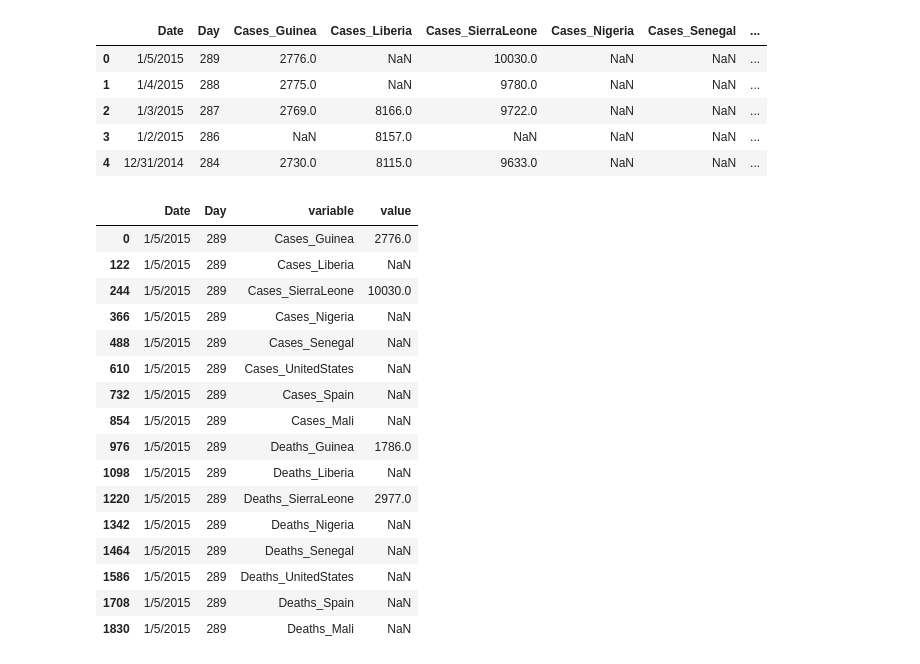
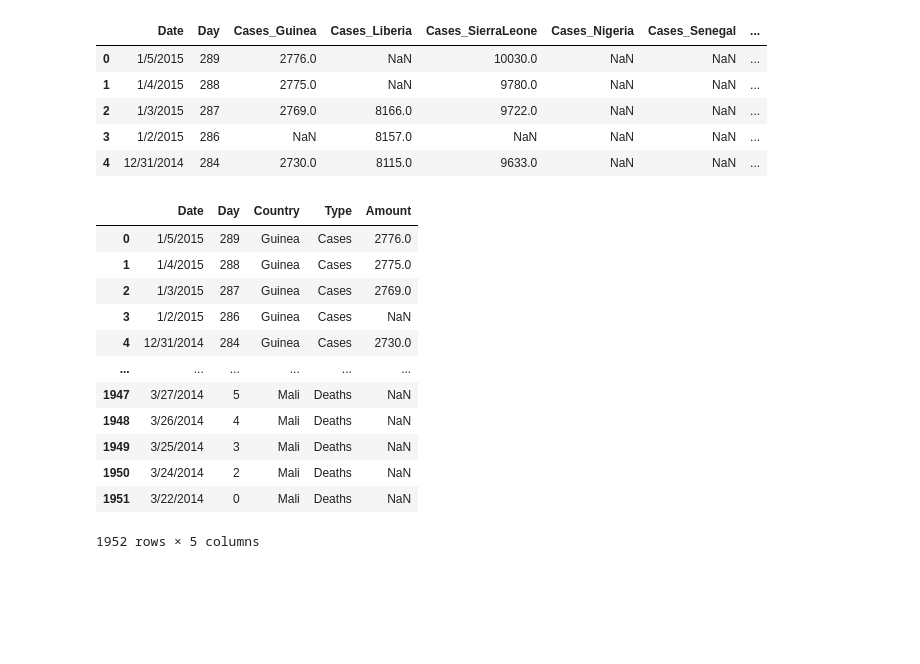
Before and after one commit to tw7366/Projects, a Jupyter notebook: Projects/Cleansing and Tidying Data.ipynb, the cells around one changed output. Drawn from its saved outputs; the diff is of its cells as text; code cells hidden in the pictures; blank space fills up the shorter version.

Commit message:
split a column into multiple columns

```diff
--- a/Projects/Cleansing and Tidying Data.ipynb
+++ b/Projects/Cleansing and Tidying Data.ipynb
@@ -344,23 +344,25 @@ country_df.head()
 | 3 | 1/2/2015 | 286 | NaN | 8157.0 | NaN | NaN | NaN | ... |
 | 4 | 12/31/2014 | 284 | 2730.0 | 8115.0 | 9633.0 | NaN | NaN | ... |
 # %%
-melted_country = country_df.melt(id_vars=['Date', 'Day'])
+melted_country = country_df.melt(id_vars=['Date', 'Day'],
+                                 value_name='Amount')
 melted_country.loc[melted_country['Date'] == '1/5/2015']
+melted_country[['Type', 'Country']] = melted_country['variable'].str.split('_', expand=True)
+melted_country.drop(columns='variable', inplace=True)
+melted_country = melted_country[['Date', 'Day', 'Country', 'Type', 'Amount']]
-# %% [output]
-|  | Date | Day | variable | value |
-| 0 | 1/5/2015 | 289 | Cases_Guinea | 2776.0 |
-| 122 | 1/5/2015 | 289 | Cases_Liberia | NaN |
-| 244 | 1/5/2015 | 289 | Cases_SierraLeone | 10030.0 |
-| 366 | 1/5/2015 | 289 | Cases_Nigeria | NaN |
-| 488 | 1/5/2015 | 289 | Cases_Senegal | NaN |
-| 610 | 1/5/2015 | 289 | Cases_UnitedStates | NaN |
-| 732 | 1/5/2015 | 289 | Cases_Spain | NaN |
-| 854 | 1/5/2015 | 289 | Cases_Mali | NaN |
-| 976 | 1/5/2015 | 289 | Deaths_Guinea | 1786.0 |
-| 1098 | 1/5/2015 | 289 | Deaths_Liberia | NaN |
-| 1220 | 1/5/2015 | 289 | Deaths_SierraLeone | 2977.0 |
-| 1342 | 1/5/2015 | 289 | Deaths_Nigeria | NaN |
-| 1464 | 1/5/2015 | 289 | Deaths_Senegal | NaN |
-| 1586 | 1/5/2015 | 289 | Deaths_UnitedStates | NaN |
-| 1708 | 1/5/2015 | 289 | Deaths_Spain | NaN |
-| 1830 | 1/5/2015 | 289 | Deaths_Mali | NaN |
+# %%
+melted_country
+# %% [output]
+|  | Date | Day | Country | Type | Amount |
+| 0 | 1/5/2015 | 289 | Guinea | Cases | 2776.0 |
+| 1 | 1/4/2015 | 288 | Guinea | Cases | 2775.0 |
+| 2 | 1/3/2015 | 287 | Guinea | Cases | 2769.0 |
+| 3 | 1/2/2015 | 286 | Guinea | Cases | NaN |
+| 4 | 12/31/2014 | 284 | Guinea | Cases | 2730.0 |
+| ... | ... | ... | ... | ... | ... |
+| 1947 | 3/27/2014 | 5 | Mali | Deaths | NaN |
+| 1948 | 3/26/2014 | 4 | Mali | Deaths | NaN |
+| 1949 | 3/25/2014 | 3 | Mali | Deaths | NaN |
+| 1950 | 3/24/2014 | 2 | Mali | Deaths | NaN |
+| 1951 | 3/22/2014 | 0 | Mali | Deaths | NaN |
+1952 rows × 5 columns
```
Also changed, not shown: parts of 1 cell of this notebook.
